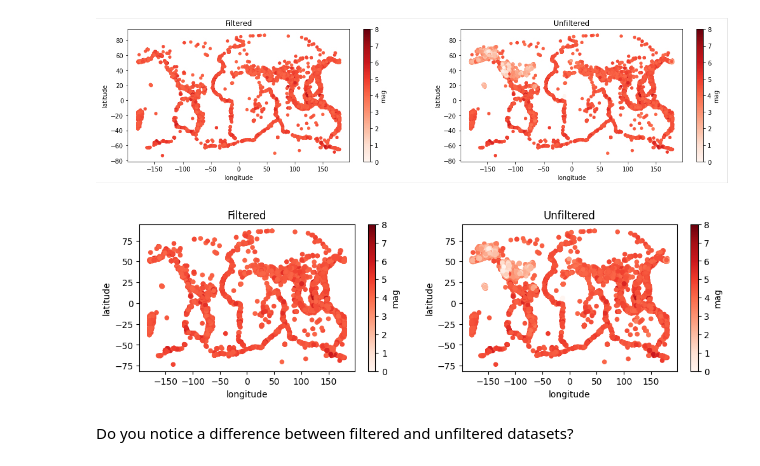
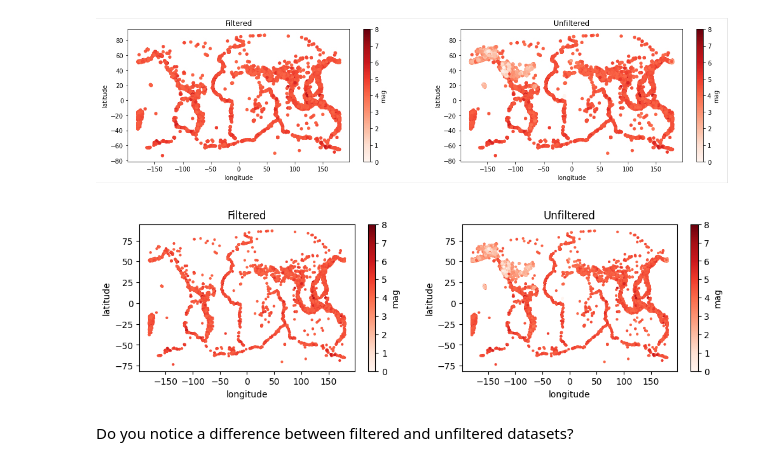
Before and after one commit to David-Soldini/2023_Intro_Python, a Jupyter notebook: ML_EES/IP/W3_S1.ipynb, the cells around one changed output. Drawn from its saved outputs; the diff is of its cells as text; code cells hidden in the pictures.

```diff
--- a/ML_EES/IP/W3_S1.ipynb
+++ b/ML_EES/IP/W3_S1.ipynb
@@ -407,17 +407,17 @@ Hint: Consider reading the documentation for [`plt.scatter`](https://matplotlib.
 # %%
 # You can use a two-column subplot with
 # both the filtered/unfiltered datasets
 # to facilitate their comparison.
 fig,ax = plt.subplots(1,2,figsize=(12,3))
 # Filtered data
-df_filt.plot.scatter(x='longitude',y='latitude',c='mag',ax=ax[0],cmap='Reds',vmin=0,vmax=8)
+df_filt.plot.scatter(x='longitude',y='latitude',c='mag',ax=ax[0],cmap='Reds',vmin=0,vmax=8,s=4)
 # Unfiltered data
-df.plot.scatter(x='longitude',y='latitude',c='mag',ax=ax[1],cmap='Reds',vmin=0,vmax=8)
+df.plot.scatter(x='longitude',y='latitude',c='mag',ax=ax[1],cmap='Reds',vmin=0,vmax=8,s=4)
 ax[0].set_title('Filtered')
 ax[1].set_title('Unfiltered')
 plt.show()
 # %% [output]
-[figure, old version]
+[figure, new version]
 # %% [markdown]
 Do you notice a difference between filtered and unfiltered datasets?
 # %% [markdown]
```
